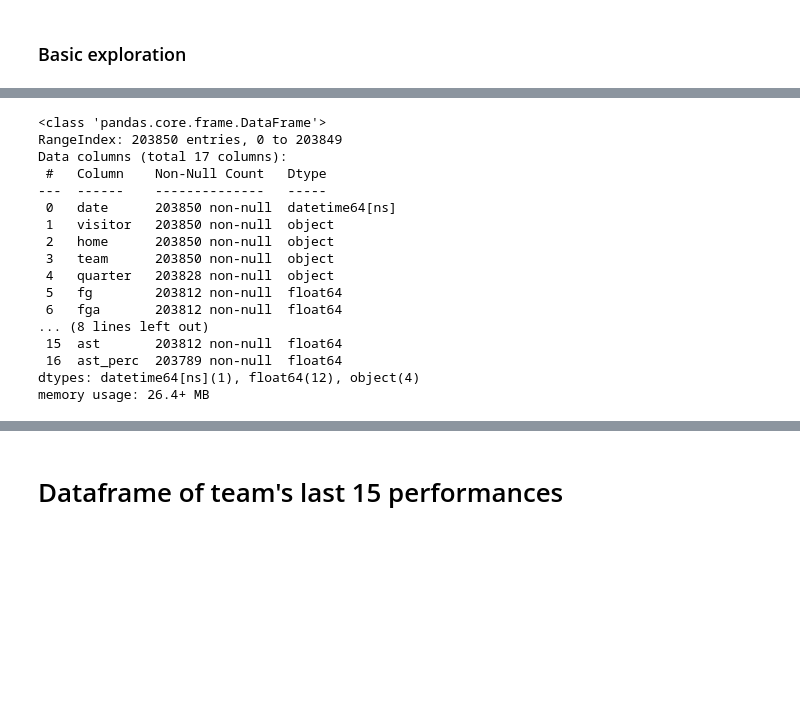
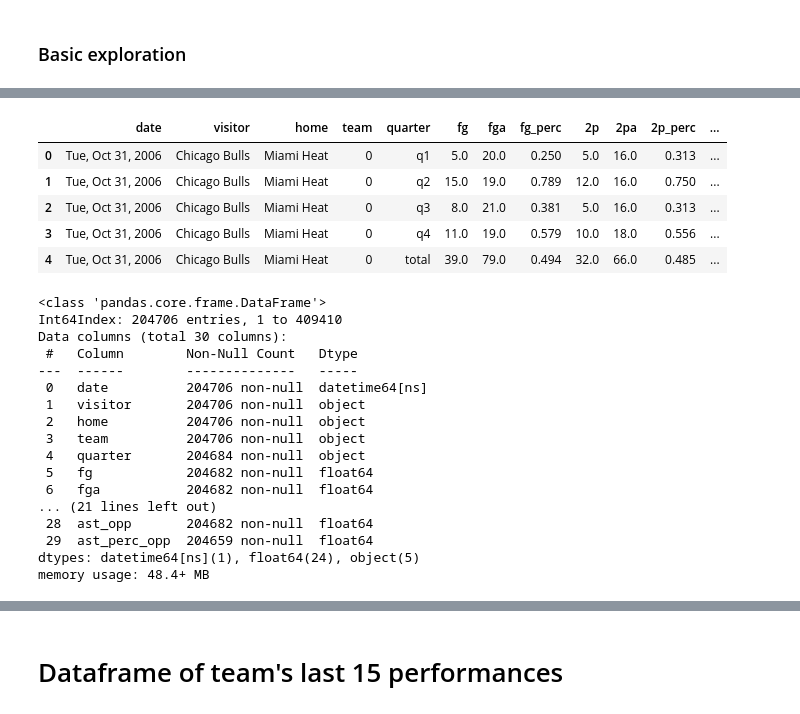
Before and after one commit to tylerengland25/NBA, a Jupyter notebook: backend/analysis/3p/output.ipynb, the cells around one changed output, grey strips where cells are left out. Drawn from its saved outputs; the diff is of its cells as text; code cells hidden in the pictures; blank space fills up the shorter version.

```diff
--- a/backend/analysis/3p/output.ipynb
+++ b/backend/analysis/3p/output.ipynb
@@ -61,32 +61,52 @@ memory usage: 26.4+ MB
+# %%
+df.head()
+# %% [output]
+|  | date | visitor | home | team | quarter | fg | fga | fg_perc | 2p | 2pa | 2p_perc | ... |
+| 0 | Tue, Oct 31, 2006 | Chicago Bulls | Miami Heat | 0 | q1 | 5.0 | 20.0 | 0.250 | 5.0 | 16.0 | 0.313 | ... |
+| 1 | Tue, Oct 31, 2006 | Chicago Bulls | Miami Heat | 0 | q2 | 15.0 | 19.0 | 0.789 | 12.0 | 16.0 | 0.750 | ... |
+| 2 | Tue, Oct 31, 2006 | Chicago Bulls | Miami Heat | 0 | q3 | 8.0 | 21.0 | 0.381 | 5.0 | 16.0 | 0.313 | ... |
+| 3 | Tue, Oct 31, 2006 | Chicago Bulls | Miami Heat | 0 | q4 | 11.0 | 19.0 | 0.579 | 10.0 | 18.0 | 0.556 | ... |
+| 4 | Tue, Oct 31, 2006 | Chicago Bulls | Miami Heat | 0 | total | 39.0 | 79.0 | 0.494 | 32.0 | 66.0 | 0.485 | ... |
 # %%
 # Convert 'date' column to Date object
 df['date'] = pd.to_datetime(df['date'])
 
+
 # Conver 'team' column to Team Name
 df['team'] = np.where(df['team'], df['home'], df['visitor'])
 
-# Define statistics
-stats = ['fg', 'fga', 'fg_perc', '2p', '2pa', '2p_perc', '3p', '3pa', '3p_perc', 'efg_perc', 'ast', 'ast_perc']
+
+# Merge in opponents (see team defensive stats)
+df = pd.merge(
+    df,
+    df,
+    left_on=['date', 'visitor', 'home', 'quarter'],
+    right_on=['date', 'visitor', 'home', 'quarter'],
+    suffixes=('', '_opp'),
+    how='left')
+
+df = df[df['team'] != df['team_opp']]
+
 
 df.info()
 # %% [output]
 <class 'pandas.core.frame.DataFrame'>
-RangeIndex: 203850 entries, 0 to 203849
-Data columns (total 17 columns):
- #   Column    Non-Null Count   Dtype
----  ------    --------------   -----
- 0   date      203850 non-null  datetime64[ns]
- 1   visitor   203850 non-null  object
- 2   home      203850 non-null  object
- 3   team      203850 non-null  object
- 4   quarter   203828 non-null  object
- 5   fg        203812 non-null  float64
- 6   fga       203812 non-null  float64
-... (8 lines left out)
- 15  ast       203812 non-null  float64
- 16  ast_perc  203789 non-null  float64
-dtypes: datetime64[ns](1), float64(12), object(4)
-memory usage: 26.4+ MB
+Int64Index: 204706 entries, 1 to 409410
+Data columns (total 30 columns):
+ #   Column        Non-Null Count   Dtype
+---  ------        --------------   -----
+ 0   date          204706 non-null  datetime64[ns]
+ 1   visitor       204706 non-null  object
+ 2   home          204706 non-null  object
+ 3   team          204706 non-null  object
+ 4   quarter       204684 non-null  object
+ 5   fg            204682 non-null  float64
+ 6   fga           204682 non-null  float64
+... (21 lines left out)
+ 28  ast_opp       204682 non-null  float64
+ 29  ast_perc_opp  204659 non-null  float64
+dtypes: datetime64[ns](1), float64(24), object(5)
+memory usage: 48.4+ MB
 # %%
 total_df = df[df['quarter'] == 'total']
 q1_df = df[df['quarter'] == 'q1']
```
Also changed, not shown: parts of 13 cells of this notebook, 3 other files.
